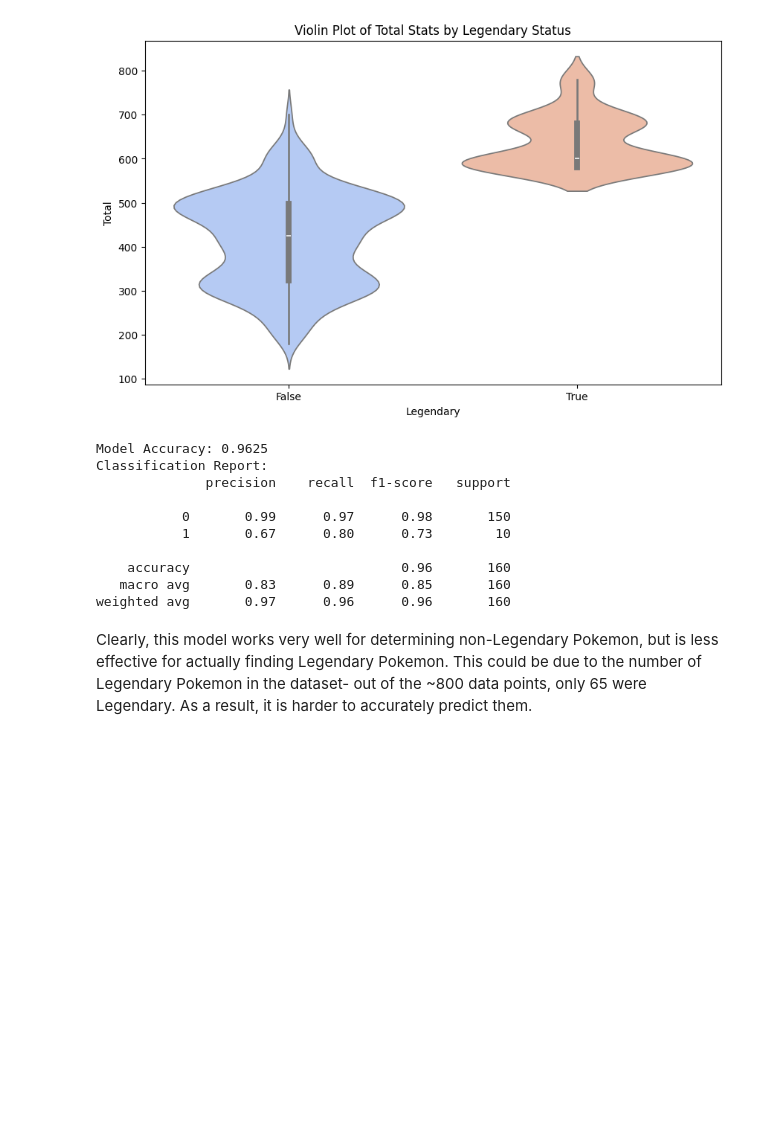
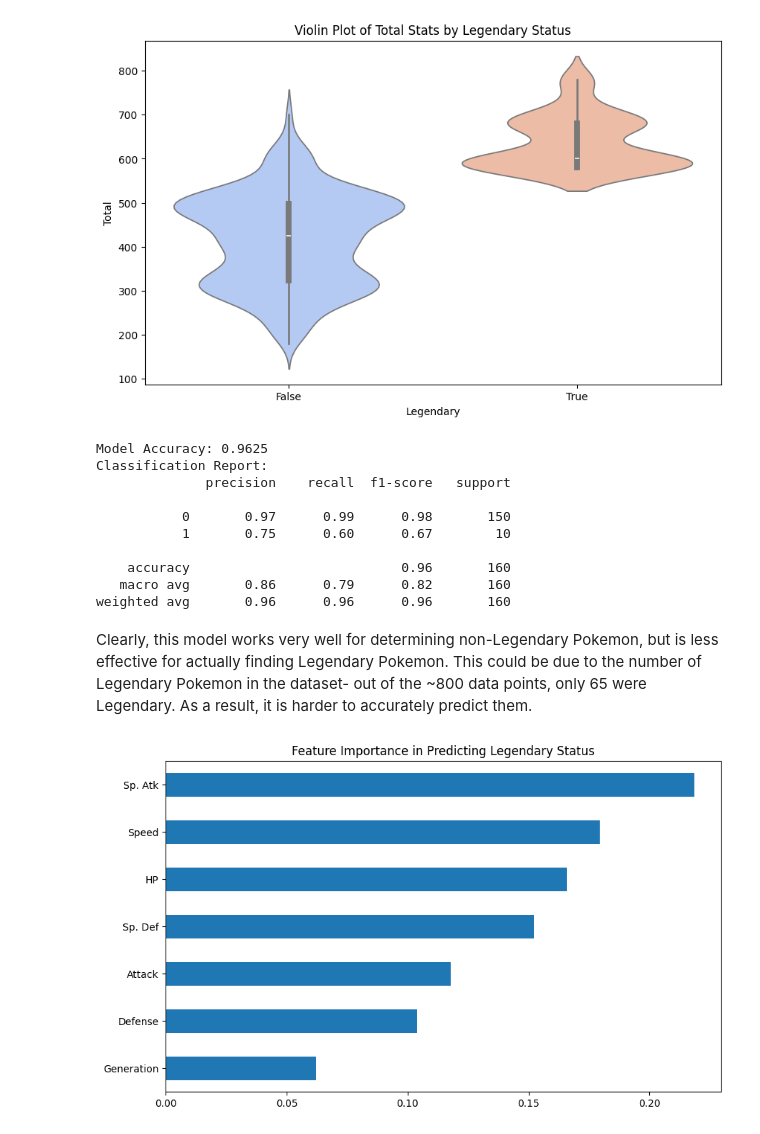
Before and after one commit to ved4a/CS-3510, a Jupyter notebook: a1/pokemon-analysis.ipynb, the cells around one changed output. Saved outputs shown, nothing was run; the diff lists cells and outputs as text; code cells hidden in the pictures; blank space fills up the shorter version.

Commit message:
fix: remove total column from FI and PM

```diff
--- a/a1/pokemon-analysis.ipynb
+++ b/a1/pokemon-analysis.ipynb
@@ -214,7 +214,7 @@ from sklearn.model_selection import train_test_split
 from sklearn.ensemble import RandomForestClassifier
 from sklearn.metrics import accuracy_score, classification_report
 
-X = df.drop(columns=["Legendary", "Name", "Type 1", "Type 2"], errors='ignore')
+X = df.drop(columns=["Legendary", "Name", "Type 1", "Type 2", "Total"], errors='ignore')
 y = df["Legendary"].astype(int)
 X_train, X_test, y_train, y_test = train_test_split(X, y, test_size=0.2, random_state=42)
 
@@ -230,11 +230,18 @@ Model Accuracy: 0.9625
 Classification Report:
               precision    recall  f1-score   support
 
-           0       0.99      0.97      0.98       150
-           1       0.67      0.80      0.73        10
+           0       0.97      0.99      0.98       150
+           1       0.75      0.60      0.67        10
 
     accuracy                           0.96       160
-   macro avg       0.83      0.89      0.85       160
-weighted avg       0.97      0.96      0.96       160
+   macro avg       0.86      0.79      0.82       160
+weighted avg       0.96      0.96      0.96       160
 # %% [markdown]
 Clearly, this model works very well for determining non-Legendary Pokemon, but is less effective for actually finding Legendary Pokemon. This could be due to the number of Legendary Pokemon in the dataset- out of the ~800 data points, only 65 were Legendary. As a result, it is harder to accurately predict them.
+# %%
+feature_importances = pd.Series(model.feature_importances_, index=X.columns)
+feature_importances.sort_values().plot(kind='barh', figsize=(10, 6))
+plt.title("Feature Importance in Predicting Legendary Status")
+plt.show()
+# %% [output]
+[figure, added]
```
